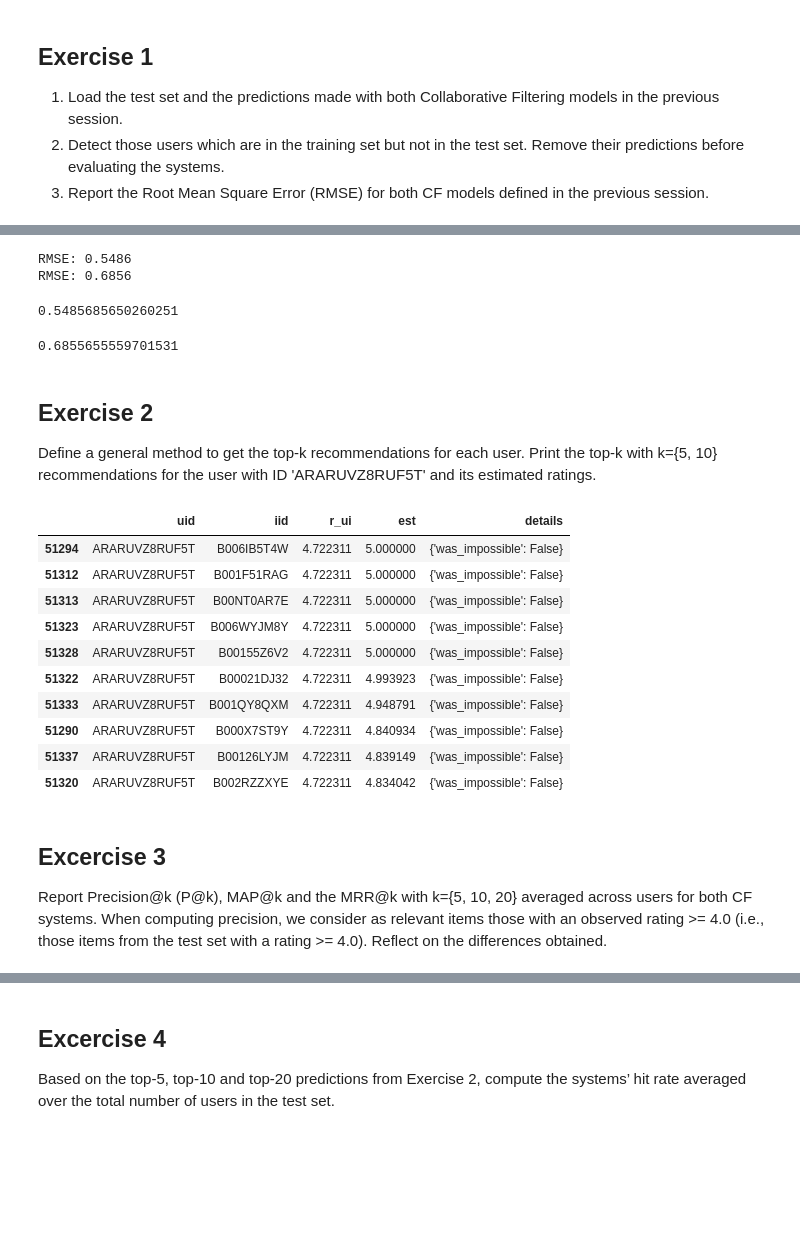
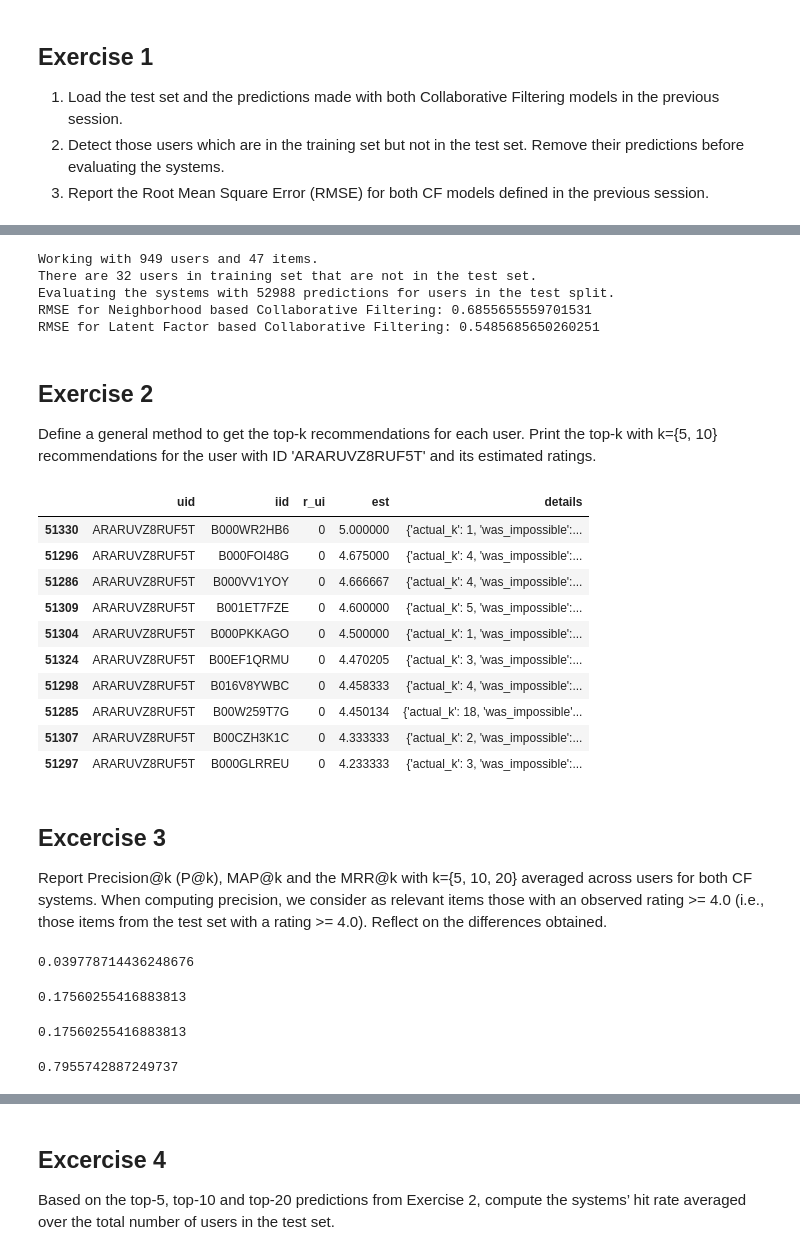
Before and after one commit to vlr112/WebScicence_FinalProject, a Jupyter notebook: labs/session_1/Session_1.ipynb, the cells around one changed output, grey strips where cells are left out. Saved outputs shown, nothing was run; the diff lists cells and outputs as text; code cells hidden in the pictures; blank space fills up the shorter version.

Commit message:
Complete Evaluation Metrics

```diff
--- a/labs/session_1/Session_1.ipynb
+++ b/labs/session_1/Session_1.ipynb
@@ -879,20 +920,29 @@ test
 # %%
+#dataframe with users in train that are not in test dataset.
+re = train[~train.reviewerID.isin(test.reviewerID)]
+
 # # Remove these users' predictions for evaluation
+upd_pred_mbm__df =pred_mbm__df[pred_mbm__df.uid.isin(test.reviewerID)]
+upd_pred_nbm_df = pred_nbm_df[pred_nbm_df.uid.isin(test.reviewerID)]
 
-upd_pred_mdm__df =pred_mdm__df[pred_mdm__df.uid.isin(test.reviewerID)]
 
-upd_pred_nbm_df = pred_nbm_df[pred_nbm_df.uid.isin(test.reviewerID)]
+print('Working with {} users and {} items. '.format(len(test['reviewerID'].value_counts()), len(test['asin'].value_counts())))
+print('There are {} users in training set that are not in the test set. '.format(len(re['reviewerID'].value_counts())))
+print('Evaluating the systems with {} predictions for users in the test split.'.format(len(upd_pred_nbm_df)))
+
 
 # determine RMSE of cleaned predictions dataframe
 #1st must pass df to list of lists
 
-rmse_mbm =surprise.accuracy.rmse(upd_pred_mdm__df.values.tolist())
-rmse_nbm =surprise.accuracy.rmse(upd_pred_nbm_df.values.tolist())
+rmse_mbm =surprise.accuracy.rmse(upd_pred_mbm__df.values.tolist(), verbose=False)
+rmse_nbm =surprise.accuracy.rmse(upd_pred_nbm_df.values.tolist(), verbose=False)
 
-rmse_mbm
-rmse_nbm
+print('RMSE for Neighborhood based Collaborative Filtering: {}'.format(rmse_nbm) )
+
+print('RMSE for Latent Factor based Collaborative Filtering: {}'.format(rmse_mbm) )
 # %% [output]
-RMSE: 0.5486
-RMSE: 0.6856
+Working with 949 users and 47 items.
+There are 32 users in training set that are not in the test set.
+Evaluating the systems with 52988 predictions for users in the test split.
+RMSE for Neighborhood based Collaborative Filtering: 0.6855655559701531
+RMSE for Latent Factor based Collaborative Filtering: 0.5485685650260251
-0.5485685650260251
-0.6855655559701531
@@ -918,25 +950,29 @@ RMSE: 0.6856
 ## Exercise 2
 Define a general method to get the top-k recommendations for each user. Print the top-k with k={5, 10} recommendations for the user with ID 'ARARUVZ8RUF5T' and its estimated ratings.
 # %%
+
+name = 'ARARUVZ8RUF5T'
+item = 'B019FWRG3C'
 
 def top_rec(df, k):
     df = df.sort_values(by= ['uid', 'est'], ascending= False)
     return df.groupby('uid').head(k)
 
-babe = top_rec(upd_pred_mdm__df, 10)
-babe.loc[babe['uid'] == 'ARARUVZ8RUF5T' ]
+babe = top_rec(upd_pred_nbm_df, 10)
+
+babe.loc[babe['uid'] == name]
 # %% [output]
 |  | uid | iid | r_ui | est | details |
-| 51294 | ARARUVZ8RUF5T | B006IB5T4W | 4.722311 | 5.000000 | {'was_impossible': False} |
-| 51312 | ARARUVZ8RUF5T | B001F51RAG | 4.722311 | 5.000000 | {'was_impossible': False} |
-| 51313 | ARARUVZ8RUF5T | B00NT0AR7E | 4.722311 | 5.000000 | {'was_impossible': False} |
-| 51323 | ARARUVZ8RUF5T | B006WYJM8Y | 4.722311 | 5.000000 | {'was_impossible': False} |
-| 51328 | ARARUVZ8RUF5T | B00155Z6V2 | 4.722311 | 5.000000 | {'was_impossible': False} |
-| 51322 | ARARUVZ8RUF5T | B00021DJ32 | 4.722311 | 4.993923 | {'was_impossible': False} |
-| 51333 | ARARUVZ8RUF5T | B001QY8QXM | 4.722311 | 4.948791 | {'was_impossible': False} |
-| 51290 | ARARUVZ8RUF5T | B000X7ST9Y | 4.722311 | 4.840934 | {'was_impossible': False} |
-| 51337 | ARARUVZ8RUF5T | B00126LYJM | 4.722311 | 4.839149 | {'was_impossible': False} |
-| 51320 | ARARUVZ8RUF5T | B002RZZXYE | 4.722311 | 4.834042 | {'was_impossible': False} |
+| 51330 | ARARUVZ8RUF5T | B000WR2HB6 | 0 | 5.000000 | {'actual_k': 1, 'was_impossible':... |
+| 51296 | ARARUVZ8RUF5T | B000FOI48G | 0 | 4.675000 | {'actual_k': 4, 'was_impossible':... |
+| 51286 | ARARUVZ8RUF5T | B000VV1YOY | 0 | 4.666667 | {'actual_k': 4, 'was_impossible':... |
+| 51309 | ARARUVZ8RUF5T | B001ET7FZE | 0 | 4.600000 | {'actual_k': 5, 'was_impossible':... |
+| 51304 | ARARUVZ8RUF5T | B000PKKAGO | 0 | 4.500000 | {'actual_k': 1, 'was_impossible':... |
+| 51324 | ARARUVZ8RUF5T | B00EF1QRMU | 0 | 4.470205 | {'actual_k': 3, 'was_impossible':... |
+| 51298 | ARARUVZ8RUF5T | B016V8YWBC | 0 | 4.458333 | {'actual_k': 4, 'was_impossible':... |
+| 51285 | ARARUVZ8RUF5T | B00W259T7G | 0 | 4.450134 | {'actual_k': 18, 'was_impossible'... |
+| 51307 | ARARUVZ8RUF5T | B00CZH3K1C | 0 | 4.333333 | {'actual_k': 2, 'was_impossible':... |
+| 51297 | ARARUVZ8RUF5T | B000GLRREU | 0 | 4.233333 | {'actual_k': 3, 'was_impossible':... |
 # %% [markdown]
 ## Excercise 3
 Report Precision@k (P@k), MAP@k and the MRR@k with k={5, 10, 20} averaged across users for both CF systems. When computing precision, we consider as relevant items those with an observed rating >= 4.0 (i.e., those items from the test set with a rating >= 4.0). Reflect on the differences obtained.
@@ -942,0 +1082,13 @@ Report Precision@k (P@k), MAP@k and the MRR@k with k={5, 10, 20} averaged across
+# %%
+hola = Metrics0(upd_pred_nbm_df, test, 20)
+
+hola.get_precision()
+hola.get_MAP()
+hola.get_MRR()
+
+hola.hit_rate()
+# %% [output]
+0.039778714436248676
+0.17560255416883813
+0.17560255416883813
+0.7955742887249737
```
Also changed, not shown: parts of 15 cells of this notebook.
